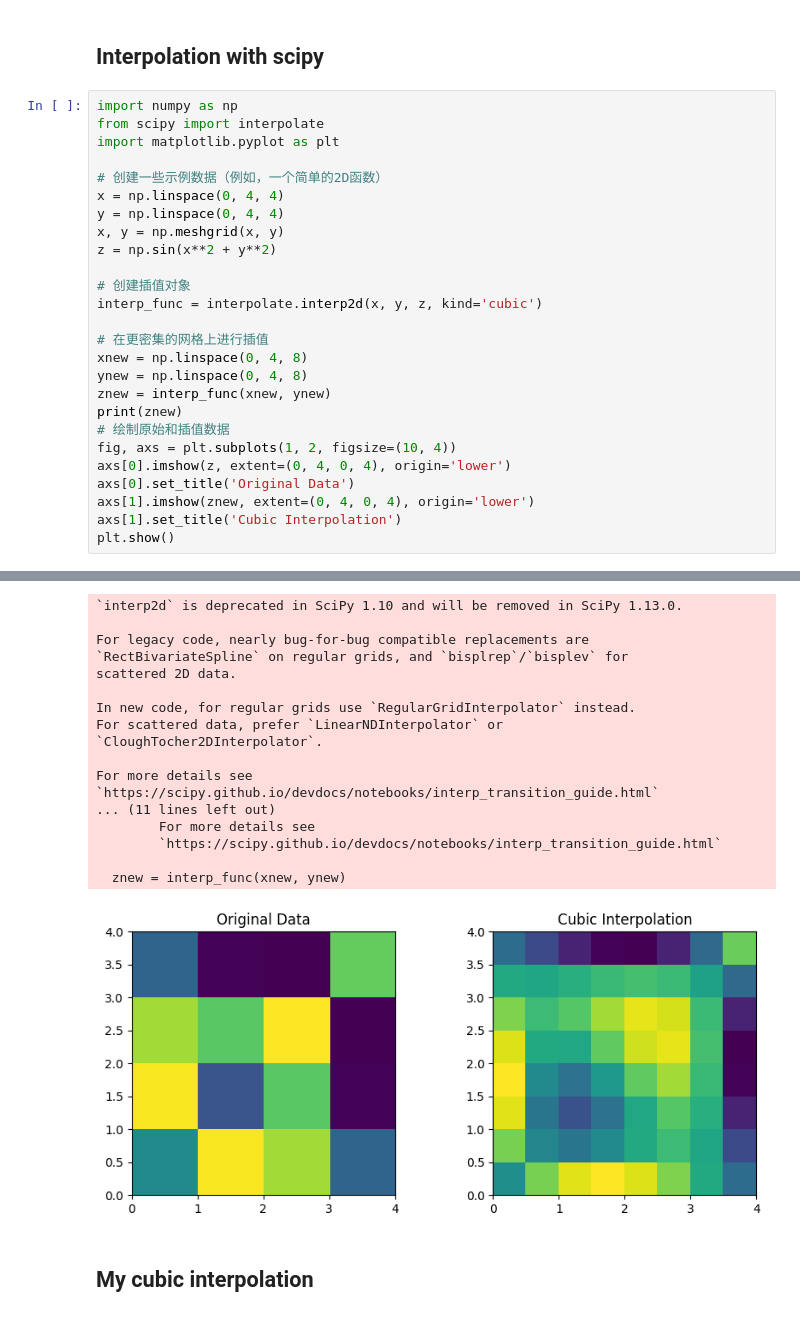
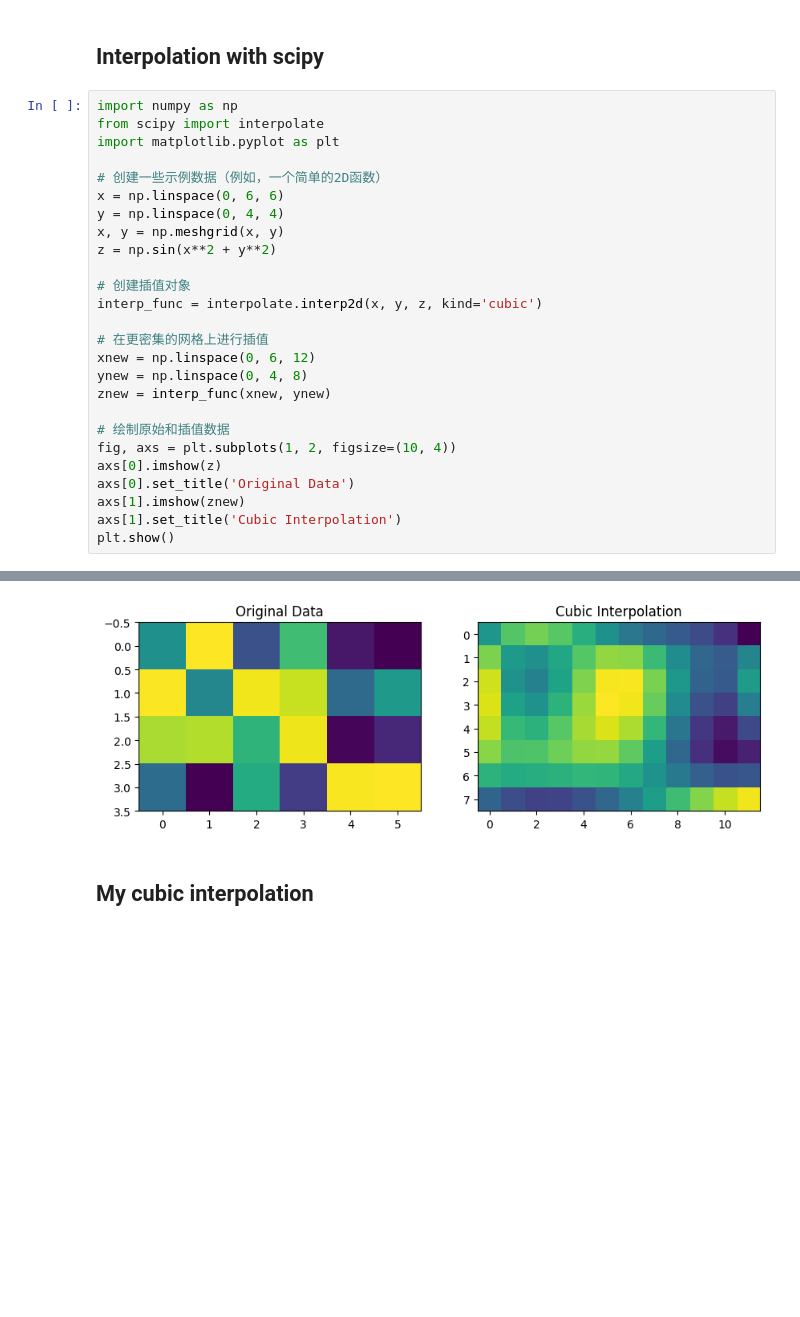
Before and after one commit to jianming1481/py_slambook2, a Jupyter notebook: ch8/test.ipynb, the cells around one changed output, grey strips where cells are left out. Cells and saved outputs as stored; diff of their text form; blank space fills up the shorter version.

```diff
--- a/ch8/test.ipynb
+++ b/ch8/test.ipynb
@@ -269,7 +269,7 @@ from scipy import interpolate
 import matplotlib.pyplot as plt
 
 # 创建一些示例数据（例如，一个简单的2D函数）
-x = np.linspace(0, 4, 4)
+x = np.linspace(0, 6, 6)
 y = np.linspace(0, 4, 4)
 x, y = np.meshgrid(x, y)
 z = np.sin(x**2 + y**2)
@@ -278,15 +278,15 @@ z = np.sin(x**2 + y**2)
 interp_func = interpolate.interp2d(x, y, z, kind='cubic')
 
 # 在更密集的网格上进行插值
-xnew = np.linspace(0, 4, 8)
+xnew = np.linspace(0, 6, 12)
 ynew = np.linspace(0, 4, 8)
 znew = interp_func(xnew, ynew)
-print(znew)
+
 # 绘制原始和插值数据
 fig, axs = plt.subplots(1, 2, figsize=(10, 4))
-axs[0].imshow(z, extent=(0, 4, 0, 4), origin='lower')
+axs[0].imshow(z)
 axs[0].set_title('Original Data')
-axs[1].imshow(znew, extent=(0, 4, 0, 4), origin='lower')
+axs[1].imshow(znew)
 axs[1].set_title('Cubic Interpolation')
 plt.show()
 # %% [output]
@@ -309,21 +310,4 @@ plt.show()
-`interp2d` is deprecated in SciPy 1.10 and will be removed in SciPy 1.13.0.
-
-For legacy code, nearly bug-for-bug compatible replacements are
-`RectBivariateSpline` on regular grids, and `bisplrep`/`bisplev` for
-scattered 2D data.
-
-In new code, for regular grids use `RegularGridInterpolator` instead.
-For scattered data, prefer `LinearNDInterpolator` or
-`CloughTocher2DInterpolator`.
-
-For more details see
-`https://scipy.github.io/devdocs/notebooks/interp_transition_guide.html`
-... (11 lines left out)
-        For more details see
-        `https://scipy.github.io/devdocs/notebooks/interp_transition_guide.html`
-
-  znew = interp_func(xnew, ynew)
-[figure, old version]
+[figure, new version]
 # %% [markdown]
 ## My cubic interpolation
 # %% [markdown]
```
Also changed, not shown: parts of 7 cells of this notebook.
